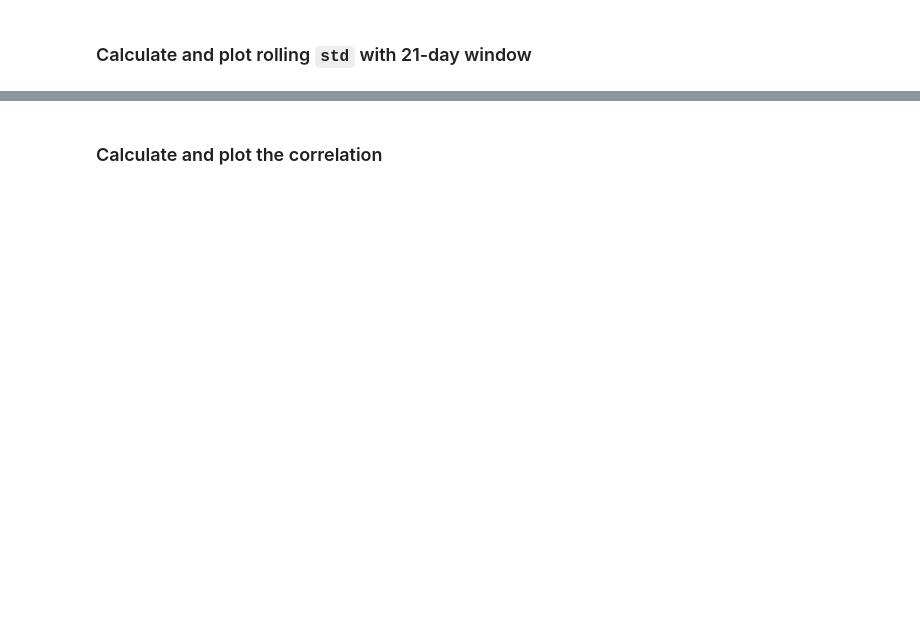
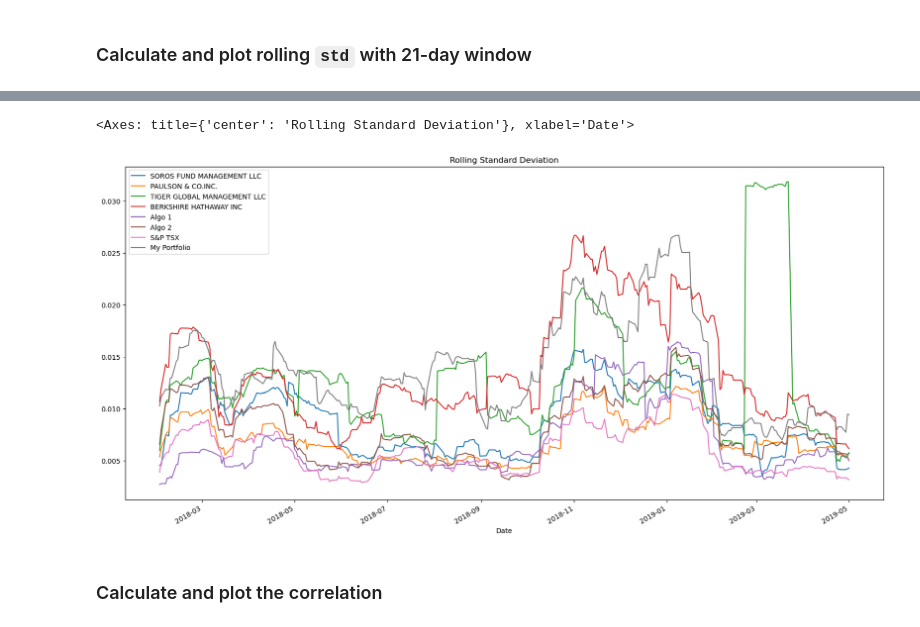
Before and after one commit to terabyte79/pandas_homework, a Jupyter notebook: whale_analysis.ipynb, the cells around one changed output, grey strips where cells are left out. Drawn from its saved outputs; the diff is of its cells as text; code cells hidden in the pictures; blank space fills up the shorter version.

Commit message:
created and analyzed custom portfolio

```diff
--- a/whale_analysis.ipynb
+++ b/whale_analysis.ipynb
@@ -485,4 +573,9 @@ weights = [1/3, 1/3, 1/3]
 
 # Calculate portfolio return
 
+custom_portfolio_returns = custom_daily_returns.dot(weights)
+
+
 # Display sample data
+
+custom_portfolio_returns.sample(5)
@@ -490,3 +591,6 @@ weights = [1/3, 1/3, 1/3]
 ## Join your portfolio returns to the DataFrame that contains all of the portfolio returns
 # %%
 # Join your returns DataFrame to the original returns DataFrame
+final_combined_df =  pd.concat([combined_df,custom_portfolio_returns], axis=1, join="inner")
+final_combined_df = final_combined_df.rename(columns={0: "My Portfolio"})
+final_combined_df.head(5)
@@ -493,2 +605,5 @@ weights = [1/3, 1/3, 1/3]
 # %%
 # Only compare dates where return data exists for all the stocks (drop NaNs)
+
+final_combined_df = final_combined_df.dropna()
+final_combined_df.isnull().sum() #displays zero null cells
@@ -502,5 +640,5 @@ weights = [1/3, 1/3, 1/3]
 ### Calculate and plot rolling `std` with 21-day window
 # %%
 # Calculate rolling standard deviation
-
-# Plot rolling standard deviation
+final_combined_df_21 = final_combined_df.rolling(window=21).std()
+final_combined_df_21.head(22)
@@ -507,3 +664,9 @@ weights = [1/3, 1/3, 1/3]
+# %%
+# Plot rolling standard deviation
+final_combined_df_21.plot(figsize=(20,10), title= "Rolling Standard Deviation")
+# %% [output]
+<Axes: title={'center': 'Rolling Standard Deviation'}, xlabel='Date'>
+[figure, added]
 # %% [markdown]
 ### Calculate and plot the correlation
 # %%
```
Also changed, not shown: parts of 29 cells of this notebook, 1 other file.
